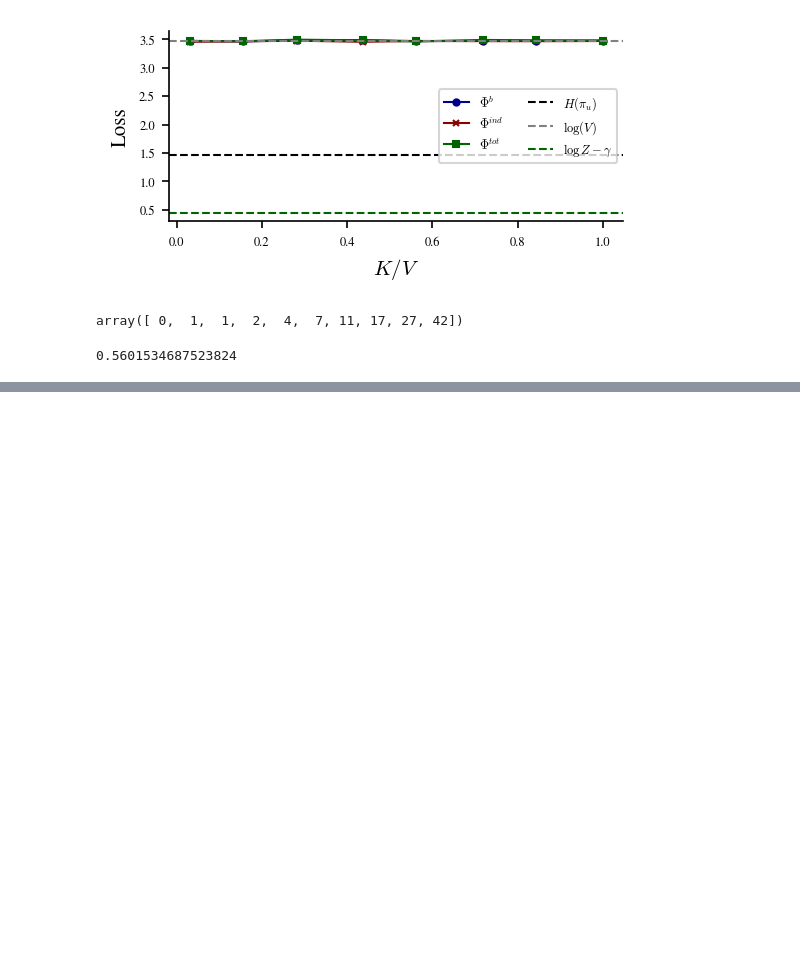
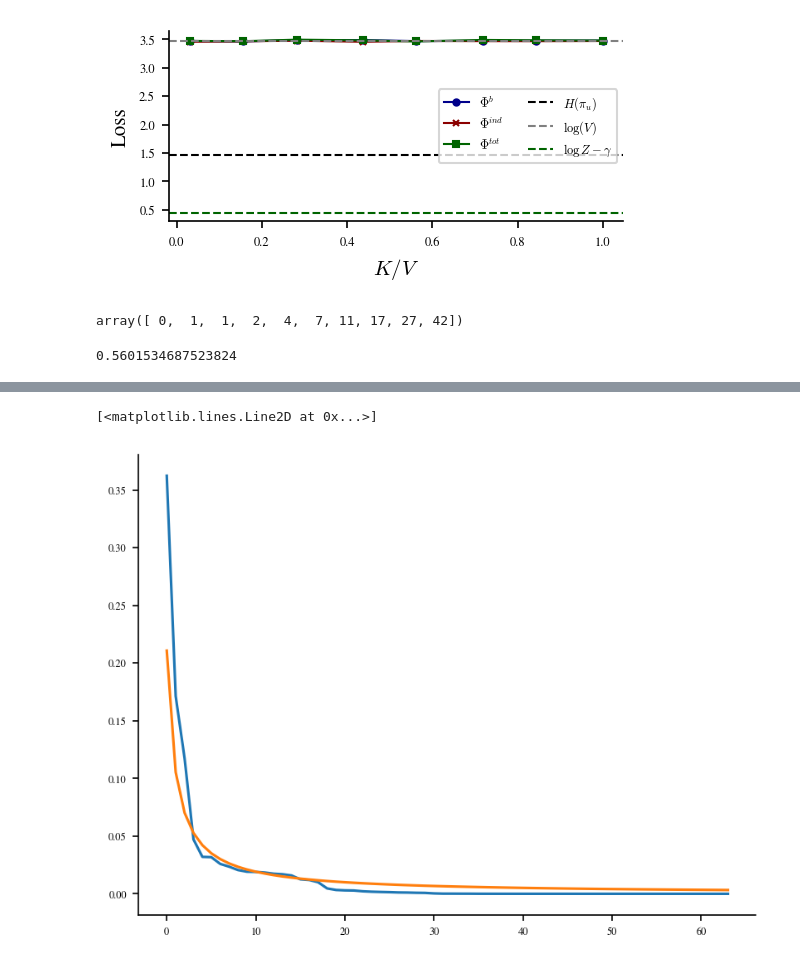
Before and after one commit to CristopherErazo/SAM, a Jupyter notebook: notebooks/26_03_11_Dual_Task.ipynb, the cells around one changed output, grey strips where cells are left out. Saved outputs shown, nothing was run; the diff lists cells and outputs as text; code cells hidden in the pictures; blank space fills up the shorter version.

```diff
--- a/notebooks/26_03_11_Dual_Task.ipynb
+++ b/notebooks/26_03_11_Dual_Task.ipynb
@@ -199,0 +425,12 @@ print(-gamma + math.log(Z))
+# %%
+P_u = torch.distributions.dirichlet.Dirichlet(torch.ones(vocab_size) * 0.1).sample()
+P_u /= P_u.sum()
+P_u = torch.sort(P_u, descending=True).values
+plt.plot(P_u.cpu().numpy())
+alpha = 1
+P_zipf = torch.tensor([1/(k+1)**1 for k in range(vocab_size)],device=device)
+P_zipf /= P_zipf.sum()
+plt.plot(P_zipf.cpu().numpy())
+# %% [output]
+[<matplotlib.lines.Line2D at 0x...>]
+[figure, added]
```
Also changed, not shown: parts of 16 cells of this notebook, 9 other files.
